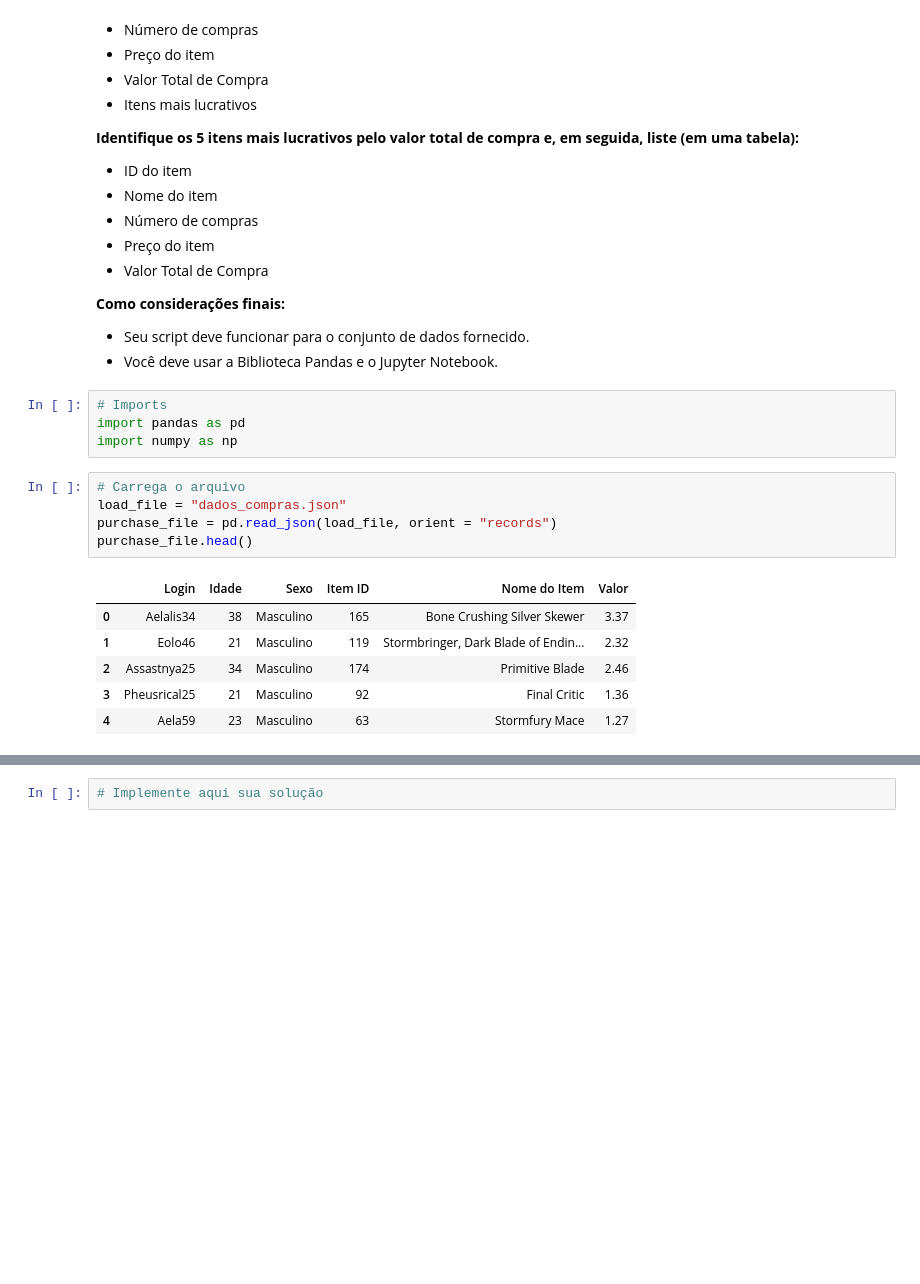
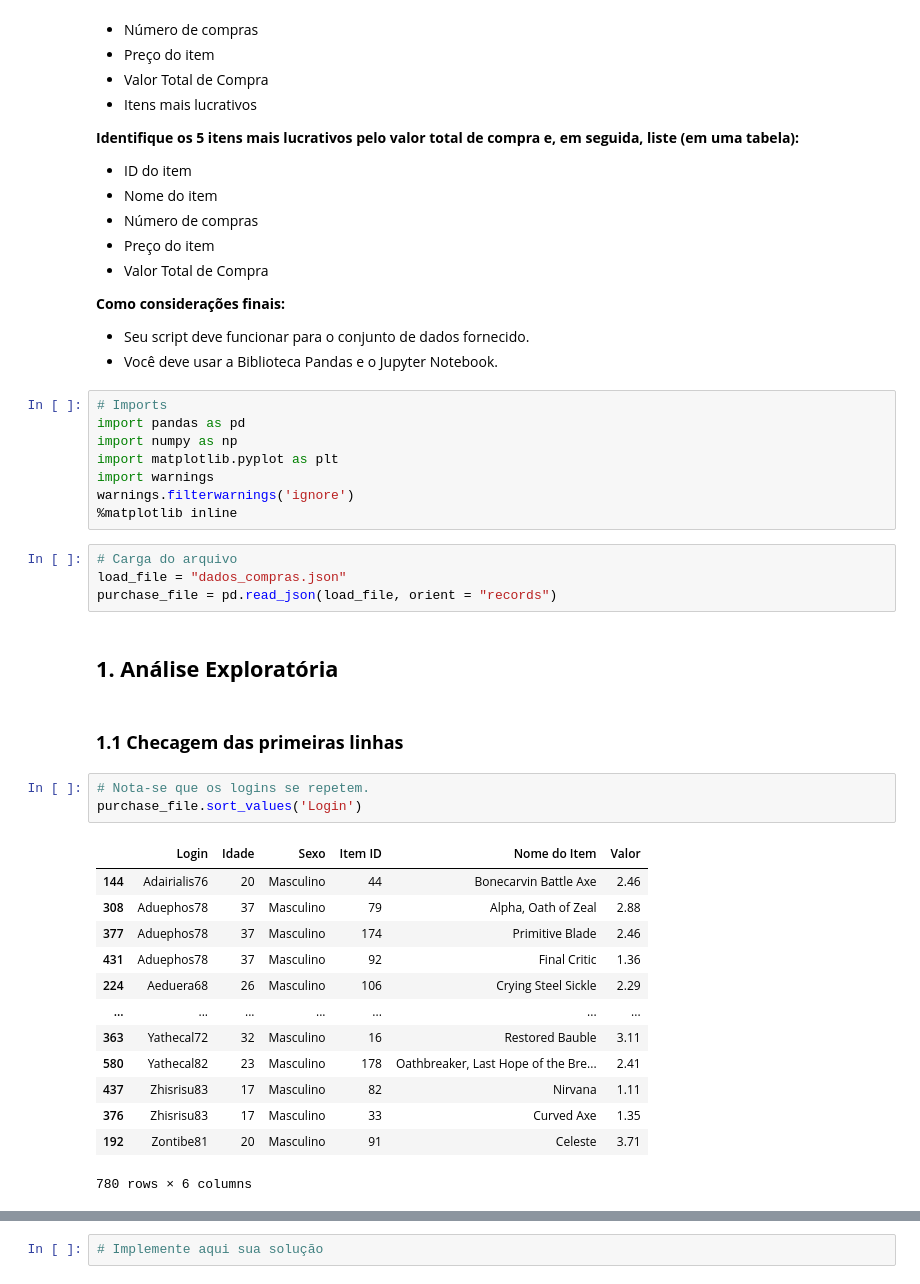
Before and after one commit to ralsouza/python_fundamentos, a Jupyter notebook: src/05_desafio/05_missao05.ipynb, the cells around one changed output, grey strips where cells are left out. Saved outputs shown, nothing was run; the diff lists cells and outputs as text; blank space fills up the shorter version.

```diff
--- a/src/05_desafio/05_missao05.ipynb
+++ b/src/05_desafio/05_missao05.ipynb
@@ -62,15 +62,32 @@ Mas nesta missão você vai analisar o comportamento de compra dos consumidores
 # Imports
 import pandas as pd
 import numpy as np
+import matplotlib.pyplot as plt
+import warnings
+warnings.filterwarnings('ignore')
+%matplotlib inline
 # %%
-# Carrega o arquivo
+# Carga do arquivo
 load_file = "dados_compras.json"
 purchase_file = pd.read_json(load_file, orient = "records")
-purchase_file.head()
-# %% [output]
-|  | Login | Idade | Sexo | Item ID | Nome do Item | Valor |
-| 0 | Aelalis34 | 38 | Masculino | 165 | Bone Crushing Silver Skewer | 3.37 |
-| 1 | Eolo46 | 21 | Masculino | 119 | Stormbringer, Dark Blade of Endin... | 2.32 |
-| 2 | Assastnya25 | 34 | Masculino | 174 | Primitive Blade | 2.46 |
-| 3 | Pheusrical25 | 21 | Masculino | 92 | Final Critic | 1.36 |
-| 4 | Aela59 | 23 | Masculino | 63 | Stormfury Mace | 1.27 |
+# %% [markdown]
+## **1. Análise Exploratória**
+# %% [markdown]
+### **1.1 Checagem das primeiras linhas**
+# %%
+# Nota-se que os logins se repetem.
+purchase_file.sort_values('Login')
+# %% [output]
+|  | Login | Idade | Sexo | Item ID | Nome do Item | Valor |
+| 144 | Adairialis76 | 20 | Masculino | 44 | Bonecarvin Battle Axe | 2.46 |
+| 308 | Aduephos78 | 37 | Masculino | 79 | Alpha, Oath of Zeal | 2.88 |
+| 377 | Aduephos78 | 37 | Masculino | 174 | Primitive Blade | 2.46 |
+| 431 | Aduephos78 | 37 | Masculino | 92 | Final Critic | 1.36 |
+| 224 | Aeduera68 | 26 | Masculino | 106 | Crying Steel Sickle | 2.29 |
+| ... | ... | ... | ... | ... | ... | ... |
+| 363 | Yathecal72 | 32 | Masculino | 16 | Restored Bauble | 3.11 |
+| 580 | Yathecal82 | 23 | Masculino | 178 | Oathbreaker, Last Hope of the Bre... | 2.41 |
+| 437 | Zhisrisu83 | 17 | Masculino | 82 | Nirvana | 1.11 |
+| 376 | Zhisrisu83 | 17 | Masculino | 33 | Curved Axe | 1.35 |
+| 192 | Zontibe81 | 20 | Masculino | 91 | Celeste | 3.71 |
+780 rows × 6 columns
```
Also changed, not shown: parts of 24 cells of this notebook.
